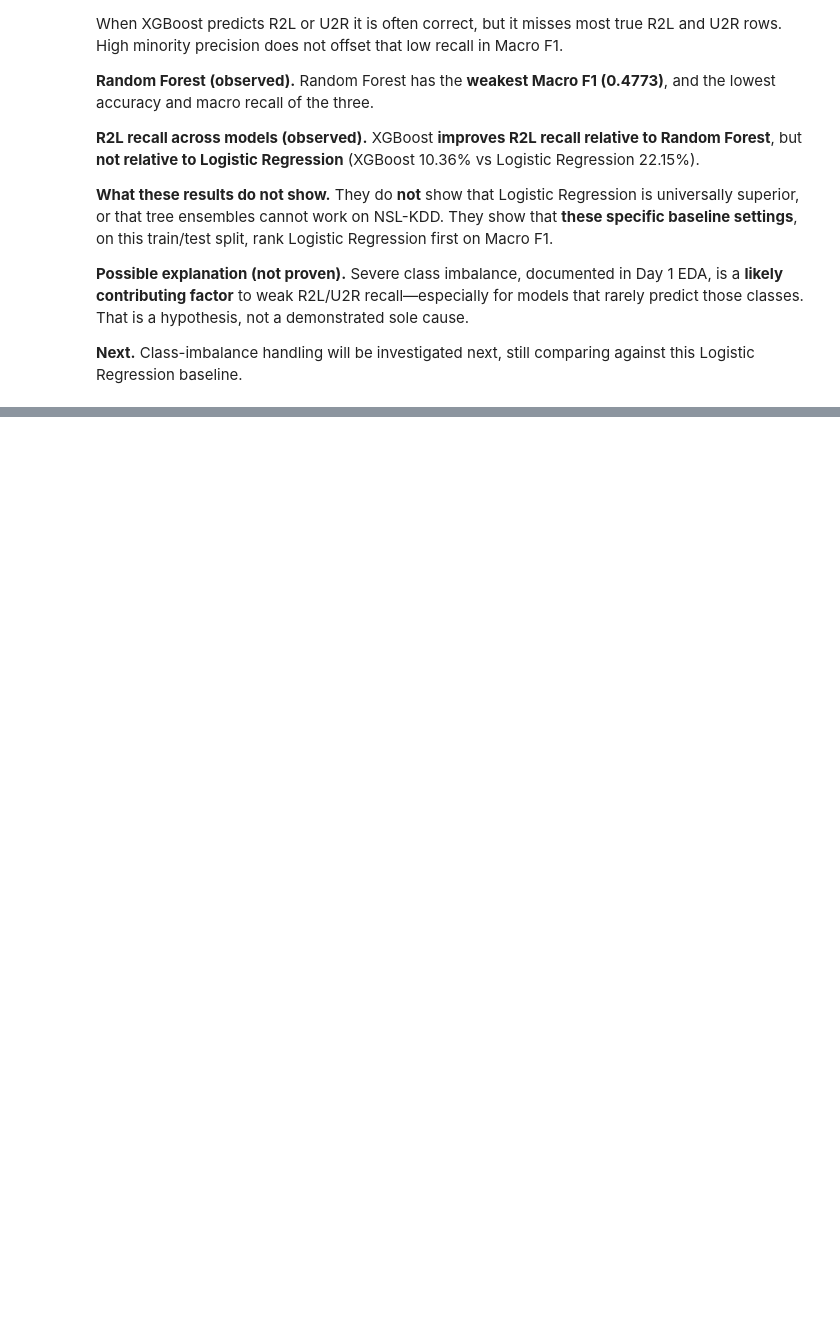
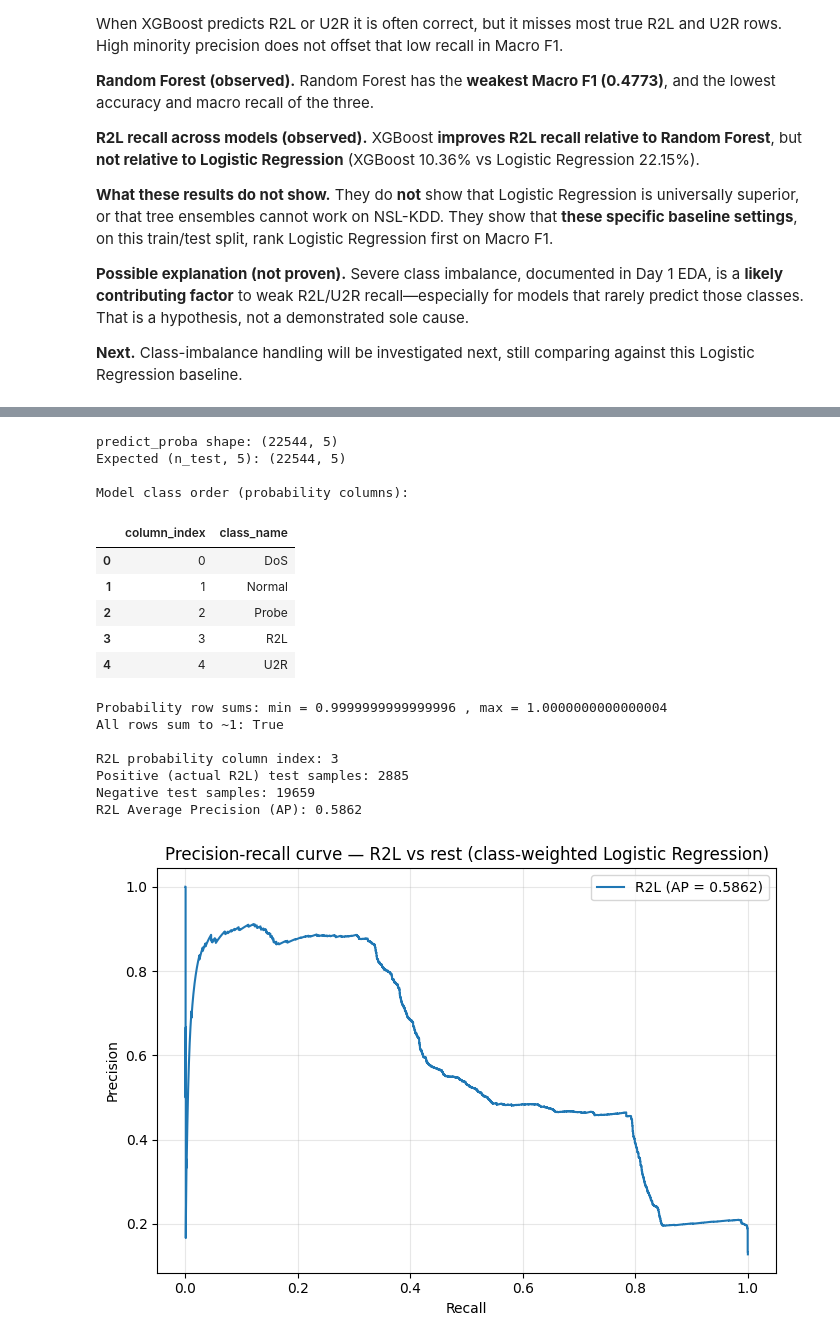
Before and after one commit to nitya098/network-traffic-anomaly-detection, a Jupyter notebook: notebooks/02_baseline_model.ipynb, the cells around one changed output, grey strips where cells are left out. Saved outputs shown, nothing was run; the diff lists cells and outputs as text; code cells hidden in the pictures; blank space fills up the shorter version.

```diff
--- a/notebooks/02_baseline_model.ipynb
+++ b/notebooks/02_baseline_model.ipynb
@@ -1071,0 +1634,68 @@ When XGBoost predicts R2L or U2R it is often correct, but it misses most true R2
+# %%
+from sklearn.metrics import precision_recall_curve, average_precision_score
+
+lr_proba = lr_class_weighted_pipeline.predict_proba(X_test)
+
+print("predict_proba shape:", lr_proba.shape)
+print("Expected (n_test, 5):", (X_test.shape[0], 5))
+print()
+
+lr_proba_class_order = lr_class_weighted_pipeline.classes_
+print("Model class order (probability columns):")
+display(
+    pd.DataFrame(
+        {
+            "column_index": range(len(lr_proba_class_order)),
+            "class_name": lr_proba_class_order,
+        }
+    )
+)
+
+row_sums = lr_proba.sum(axis=1)
+print("Probability row sums: min =", row_sums.min(), ", max =", row_sums.max())
+print("All rows sum to ~1:", np.allclose(row_sums, 1.0, atol=1e-6))
+
+r2l_col = list(lr_proba_class_order).index("R2L")
+r2l_scores = lr_proba[:, r2l_col]
+y_r2l_binary = (y_test == "R2L").astype(int)
+
+print()
+print("R2L probability column index:", r2l_col)
+print("Positive (actual R2L) test samples:", y_r2l_binary.sum())
+print("Negative test samples:", (1 - y_r2l_binary).sum())
+
+r2l_precision, r2l_recall, r2l_thresholds = precision_recall_curve(
+    y_r2l_binary, r2l_scores
+)
+r2l_average_precision = average_precision_score(y_r2l_binary, r2l_scores)
+
+print(f"R2L Average Precision (AP): {r2l_average_precision:.4f}")
+
+plt.figure(figsize=(7, 5))
+plt.plot(r2l_recall, r2l_precision, label=f"R2L (AP = {r2l_average_precision:.4f})")
+plt.xlabel("Recall")
+plt.ylabel("Precision")
+plt.title("Precision-recall curve — R2L vs rest (class-weighted Logistic Regression)")
+plt.legend()
+plt.grid(True, alpha=0.3)
+plt.tight_layout()
+plt.show()
+# %% [output]
+predict_proba shape: (22544, 5)
+Expected (n_test, 5): (22544, 5)
+
+Model class order (probability columns):
+|  | column_index | class_name |
+| 0 | 0 | DoS |
+| 1 | 1 | Normal |
+| 2 | 2 | Probe |
+| 3 | 3 | R2L |
+| 4 | 4 | U2R |
+Probability row sums: min = 0.9999999999999996 , max = 1.0000000000000004
+All rows sum to ~1: True
+
+R2L probability column index: 3
+Positive (actual R2L) test samples: 2885
+Negative test samples: 19659
+R2L Average Precision (AP): 0.5862
+[figure, added]
```
Also changed, not shown: parts of 31 cells of this notebook.
